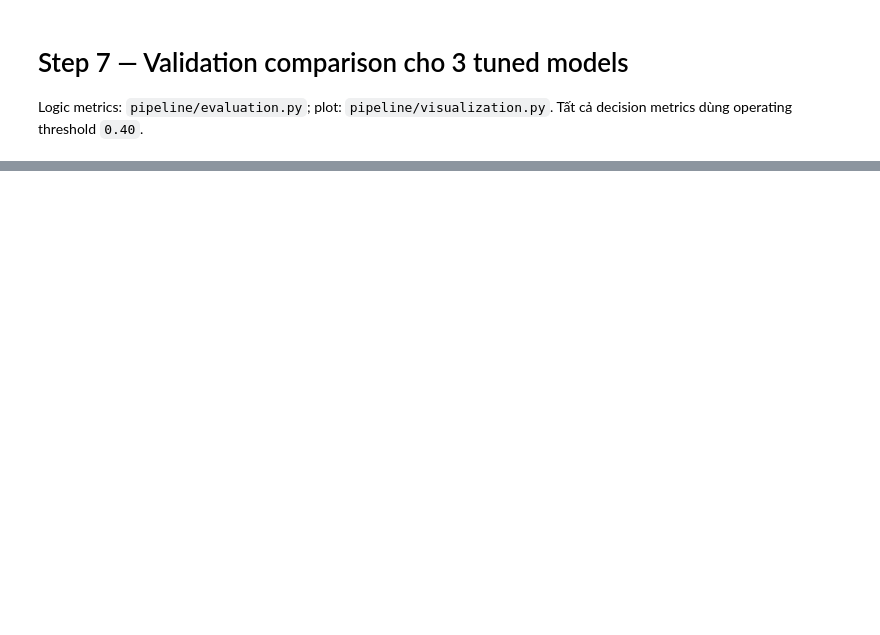
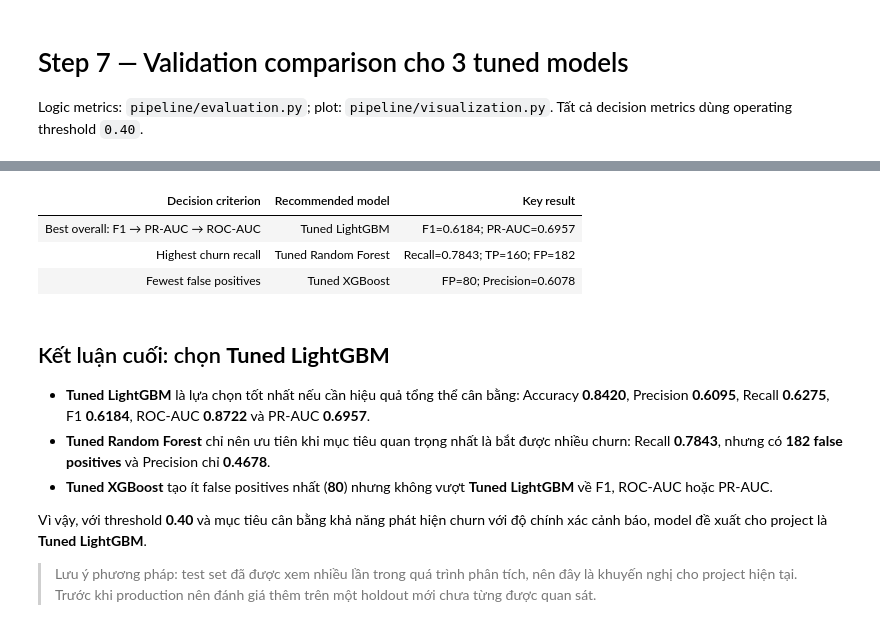
Before and after one commit to ntminh2107/churn-rate, a Jupyter notebook: 02_customer_churn_records_lightgbm.ipynb, the cells around one changed output, grey strips where cells are left out. Saved outputs shown, nothing was run; the diff lists cells and outputs as text; code cells hidden in the pictures; blank space fills up the shorter version.

```diff
--- a/02_customer_churn_records_lightgbm.ipynb
+++ b/02_customer_churn_records_lightgbm.ipynb
@@ -516,0 +399,71 @@ Lưu ý: external test đã được xem ở các vòng thử nghiệm trước
+# %%
+test_ranking = external_results.sort_values(
+    ['F1', 'PR-AUC', 'ROC-AUC'],
+    ascending=False,
+).reset_index(drop=True)
+
+best_overall = test_ranking.iloc[0]
+recall_leader = external_results.sort_values(
+    ['Recall', 'F1'],
+    ascending=False,
+).iloc[0]
+fewest_false_positives = external_results.sort_values(
+    ['FP', 'F1'],
+    ascending=[True, False],
+).iloc[0]
+
+decision_summary = pd.DataFrame([
+    {
+        'Decision criterion': 'Best overall: F1 → PR-AUC → ROC-AUC',
+        'Recommended model': best_overall['Model'],
+        'Key result': (
+            f"F1={best_overall['F1']:.4f}; "
+            f"PR-AUC={best_overall['PR-AUC']:.4f}"
+        ),
+    },
+    {
+        'Decision criterion': 'Highest churn recall',
+        'Recommended model': recall_leader['Model'],
+        'Key result': (
+            f"Recall={recall_leader['Recall']:.4f}; "
+            f"TP={int(recall_leader['TP'])}; "
+            f"FP={int(recall_leader['FP'])}"
+        ),
+    },
+    {
+        'Decision criterion': 'Fewest false positives',
+        'Recommended model': fewest_false_positives['Model'],
+        'Key result': (
+            f"FP={int(fewest_false_positives['FP'])}; "
+            f"Precision={fewest_false_positives['Precision']:.4f}"
+        ),
+    },
+])
+display(decision_summary.style.hide(axis='index'))
+
+display(Markdown(f'''
+## Kết luận cuối: chọn **{best_overall['Model']}**
+
+- **{best_overall['Model']}** là lựa chọn tốt nhất nếu cần hiệu quả tổng thể cân bằng: Accuracy **{best_overall['Accuracy']:.4f}**, Precision **{best_overall['Precision']:.4f}**, Recall **{best_overall['Recall']:.4f}**, F1 **{best_overall['F1']:.4f}**, ROC-AUC **{best_overall['ROC-AUC']:.4f}** và PR-AUC **{best_overall['PR-AUC']:.4f}**.
+- **{recall_leader['Model']}** chỉ nên ưu tiên khi mục tiêu quan trọng nhất là bắt được nhiều churn: Recall **{recall_leader['Recall']:.4f}**, nhưng có **{int(recall_leader['FP'])} false positives** và Precision chỉ **{recall_leader['Precision']:.4f}**.
+- **{fewest_false_positives['Model']}** tạo ít false positives nhất (**{int(fewest_false_positives['FP'])}**) nhưng không vượt **{best_overall['Model']}** về F1, ROC-AUC hoặc PR-AUC.
+
+Vì vậy, với threshold **{config.operating_threshold:.2f}** và mục tiêu cân bằng khả năng phát hiện churn với độ chính xác cảnh báo, model đề xuất cho project là **{best_overall['Model']}**.
+
+> Lưu ý phương pháp: test set đã được xem nhiều lần trong quá trình phân tích, nên đây là khuyến nghị cho project hiện tại. Trước khi production nên đánh giá thêm trên một holdout mới chưa từng được quan sát.
+'''))
+# %% [output]
+| Decision criterion | Recommended model | Key result |
+| Best overall: F1 → PR-AUC → ROC-AUC | Tuned LightGBM | F1=0.6184; PR-AUC=0.6957 |
+| Highest churn recall | Tuned Random Forest | Recall=0.7843; TP=160; FP=182 |
+| Fewest false positives | Tuned XGBoost | FP=80; Precision=0.6078 |
+
+## Kết luận cuối: chọn **Tuned LightGBM**
+
+- **Tuned LightGBM** là lựa chọn tốt nhất nếu cần hiệu quả tổng thể cân bằng: Accuracy **0.8420**, Precision **0.6095**, Recall **0.6275**, F1 **0.6184**, ROC-AUC **0.8722** và PR-AUC **0.6957**.
+- **Tuned Random Forest** chỉ nên ưu tiên khi mục tiêu quan trọng nhất là bắt được nhiều churn: Recall **0.7843**, nhưng có **182 false positives** và Precision chỉ **0.4678**.
+- **Tuned XGBoost** tạo ít false positives nhất (**80**) nhưng không vượt **Tuned LightGBM** về F1, ROC-AUC hoặc PR-AUC.
+
+Vì vậy, với threshold **0.40** và mục tiêu cân bằng khả năng phát hiện churn với độ chính xác cảnh báo, model đề xuất cho project là **Tuned LightGBM**.
+
+> Lưu ý phương pháp: test set đã được xem nhiều lần trong quá trình phân tích, nên đây là khuyến nghị cho project hiện tại. Trước khi production nên đánh giá thêm trên một holdout mới chưa từng được quan sát.
```
Also changed, not shown: parts of 24 cells of this notebook, 11 other files.
